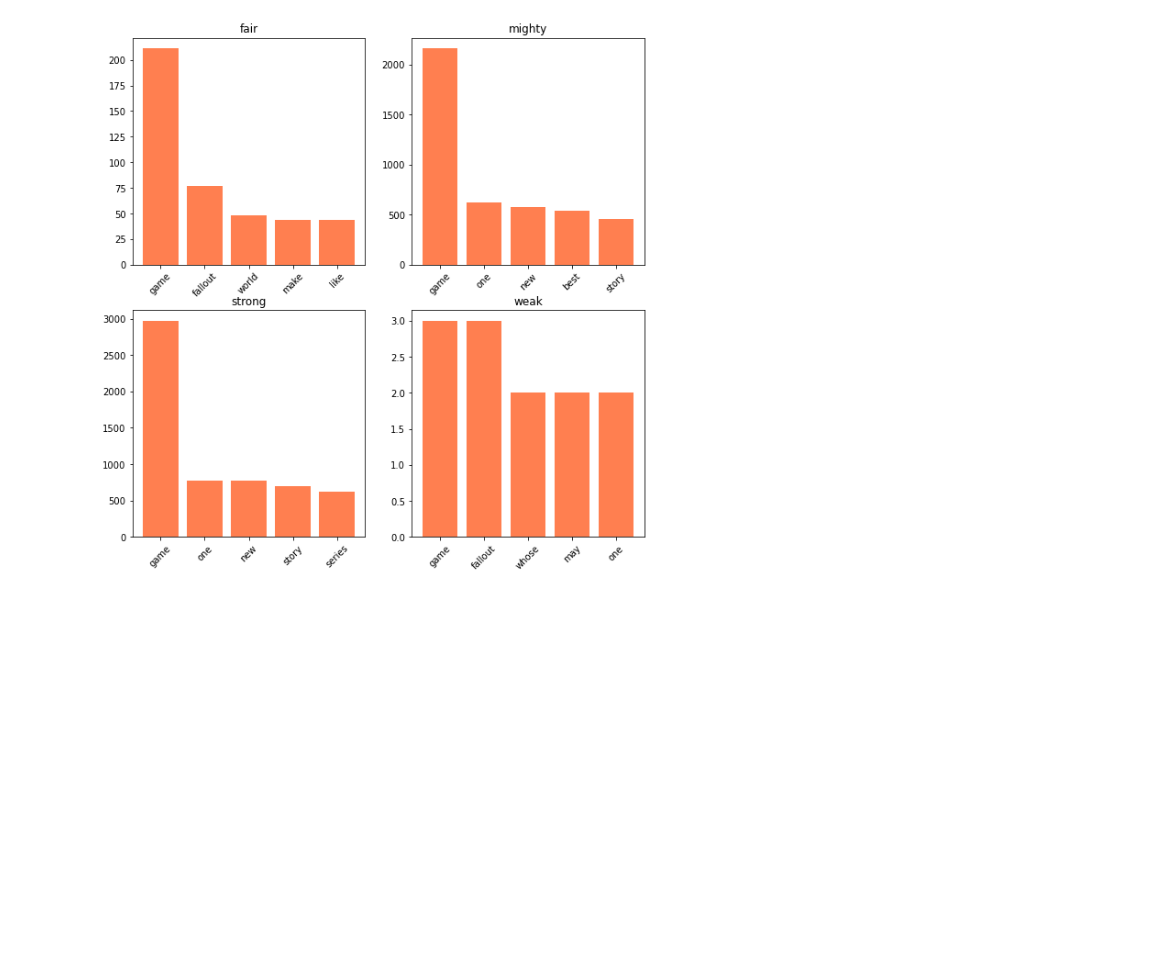
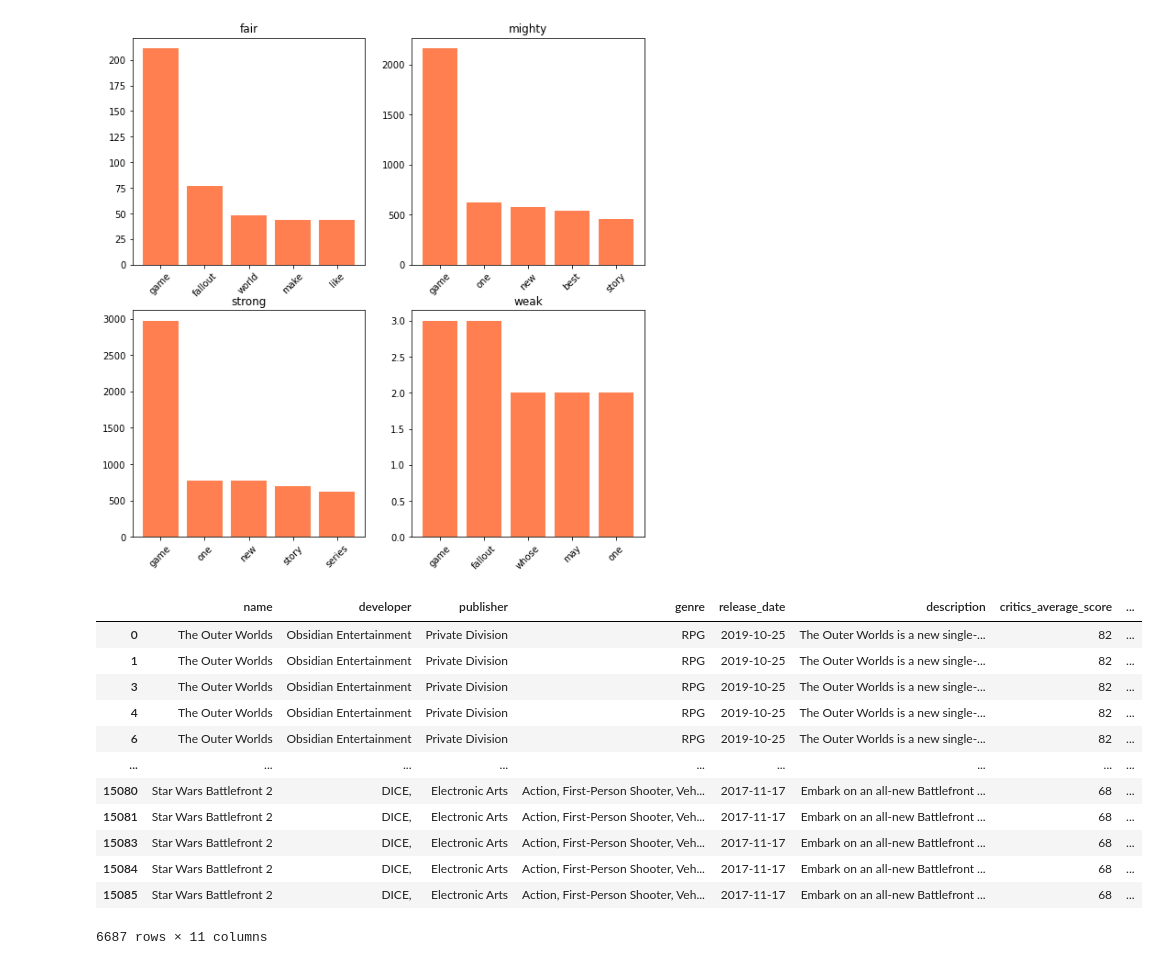
Before and after one commit to Maddix88/python_msc_coursework, a Jupyter notebook: Data analysis code.ipynb, the cells around one changed output. Drawn from its saved outputs; the diff is of its cells as text; code cells hidden in the pictures; blank space fills up the shorter version.

```diff
--- a/Data analysis code.ipynb
+++ b/Data analysis code.ipynb
@@ -585,3 +602,21 @@ for i in range(len(top_5_words_ratings)):
 plt.show()
 # %% [output]
 [figure]
+# %%
+#use ratings for classifying critics_reviews
+df['opencritic_rating_critics_score'] = df['critics_score'].apply(lambda x: categorise_scores(x))
+df
+# %% [output]
+|  | name | developer | publisher | genre | release_date | description | critics_average_score | ... |
+| 0 | The Outer Worlds | Obsidian Entertainment | Private Division | RPG | 2019-10-25 | The Outer Worlds is a new single-... | 82 | ... |
+| 1 | The Outer Worlds | Obsidian Entertainment | Private Division | RPG | 2019-10-25 | The Outer Worlds is a new single-... | 82 | ... |
+| 3 | The Outer Worlds | Obsidian Entertainment | Private Division | RPG | 2019-10-25 | The Outer Worlds is a new single-... | 82 | ... |
+| 4 | The Outer Worlds | Obsidian Entertainment | Private Division | RPG | 2019-10-25 | The Outer Worlds is a new single-... | 82 | ... |
+| 6 | The Outer Worlds | Obsidian Entertainment | Private Division | RPG | 2019-10-25 | The Outer Worlds is a new single-... | 82 | ... |
+| ... | ... | ... | ... | ... | ... | ... | ... | ... |
+| 15080 | Star Wars Battlefront 2 | DICE, | Electronic Arts | Action, First-Person Shooter, Veh... | 2017-11-17 | Embark on an all-new Battlefront ... | 68 | ... |
+| 15081 | Star Wars Battlefront 2 | DICE, | Electronic Arts | Action, First-Person Shooter, Veh... | 2017-11-17 | Embark on an all-new Battlefront ... | 68 | ... |
+| 15083 | Star Wars Battlefront 2 | DICE, | Electronic Arts | Action, First-Person Shooter, Veh... | 2017-11-17 | Embark on an all-new Battlefront ... | 68 | ... |
+| 15084 | Star Wars Battlefront 2 | DICE, | Electronic Arts | Action, First-Person Shooter, Veh... | 2017-11-17 | Embark on an all-new Battlefront ... | 68 | ... |
+| 15085 | Star Wars Battlefront 2 | DICE, | Electronic Arts | Action, First-Person Shooter, Veh... | 2017-11-17 | Embark on an all-new Battlefront ... | 68 | ... |
+6687 rows × 11 columns
```
Also changed, not shown: parts of 7 cells of this notebook.
